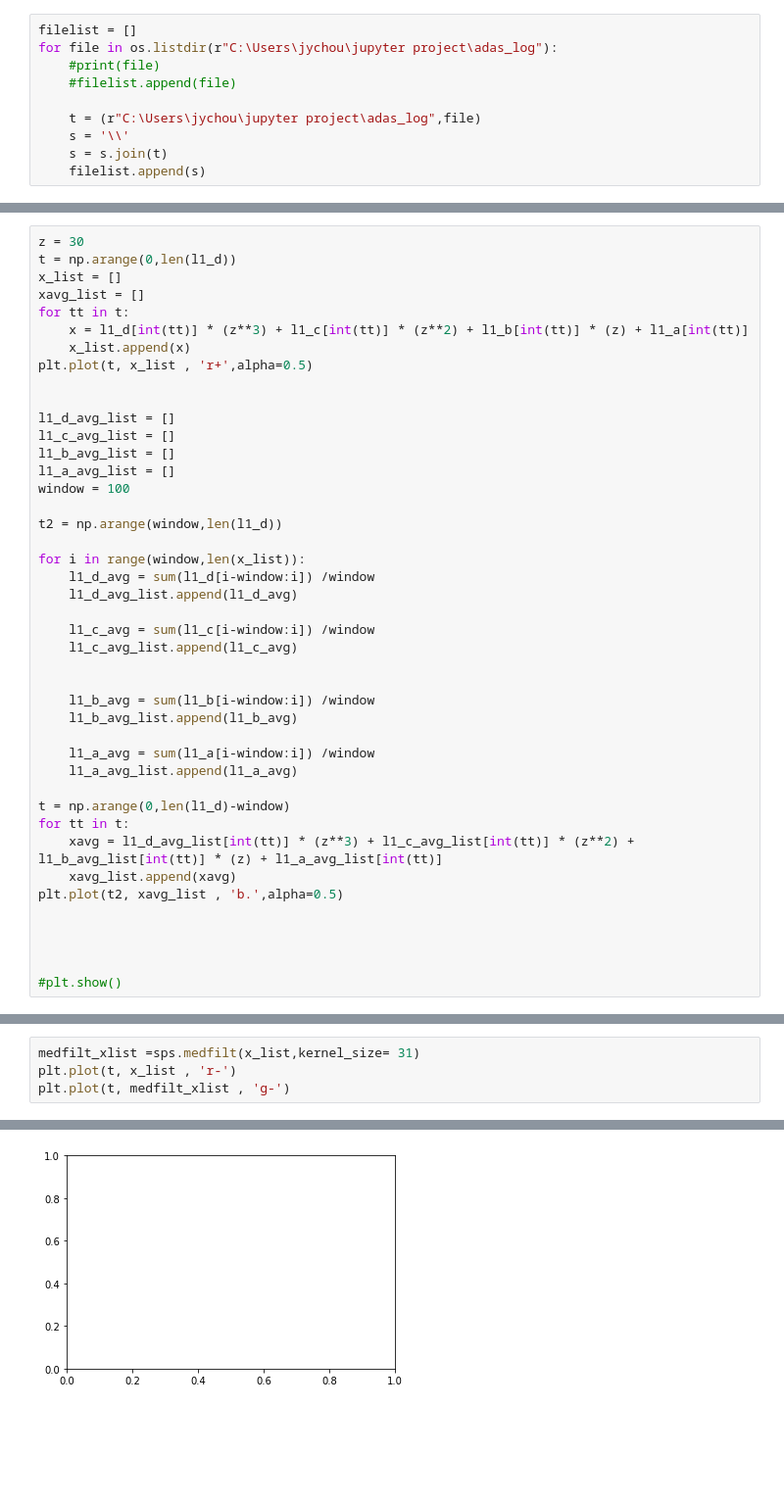
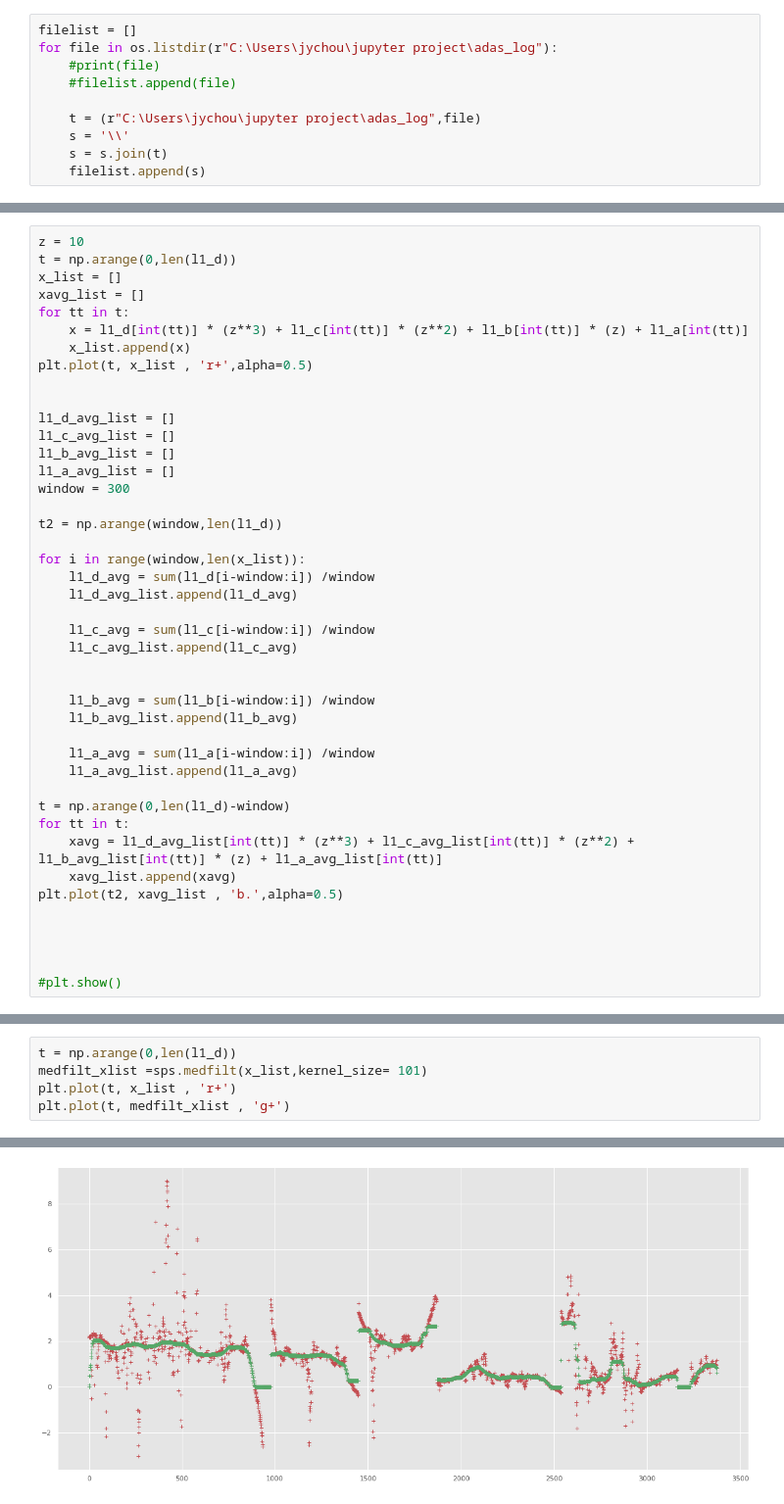
Before and after one commit to GG9/simple_log_parser, a Jupyter notebook: log_parser.ipynb, the cells around one changed output, grey strips where cells are left out. Shown at 98% size. Saved outputs shown, nothing was run; the diff lists cells and outputs as text; blank space fills up the shorter version.

```diff
--- a/log_parser.ipynb
+++ b/log_parser.ipynb
@@ -136,5 +181,5 @@ plt.show()
 # %%
-z = 30
+z = 10
 t = np.arange(0,len(l1_d))
 x_list = []
 xavg_list = []
@@ -148,7 +193,7 @@ l1_d_avg_list = []
 l1_c_avg_list = []
 l1_b_avg_list = []
 l1_a_avg_list = []
-window = 100
+window = 300
 
 t2 = np.arange(window,len(l1_d))
 
@@ -186,5 +231,6 @@ sum(l1_d[:])
 # %%
-medfilt_xlist =sps.medfilt(x_list,kernel_size= 31)
-plt.plot(t, x_list , 'r-')
-plt.plot(t, medfilt_xlist , 'g-')
+t = np.arange(0,len(l1_d))
+medfilt_xlist =sps.medfilt(x_list,kernel_size= 101)
+plt.plot(t, x_list , 'r+')
+plt.plot(t, medfilt_xlist , 'g+')
 # %% [output]
@@ -192 +238 @@ ValueError: x and y must have same first dimension, but have shapes (3737,) and
-[figure, old version]
+[figure, new version]
```
Also changed, not shown: parts of 16 cells of this notebook, 46 other files.
